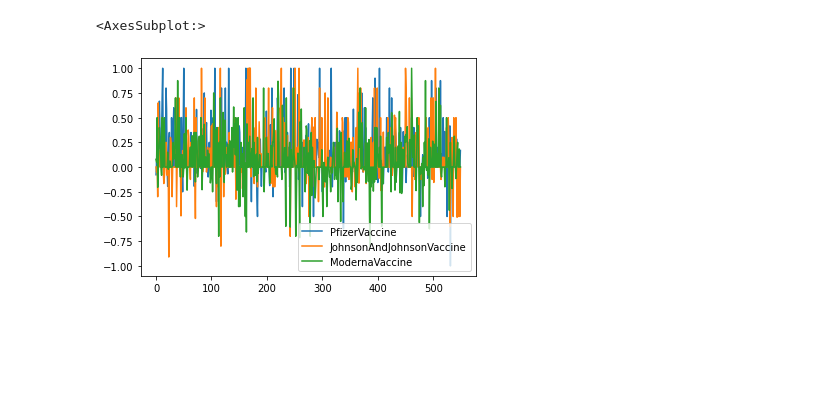
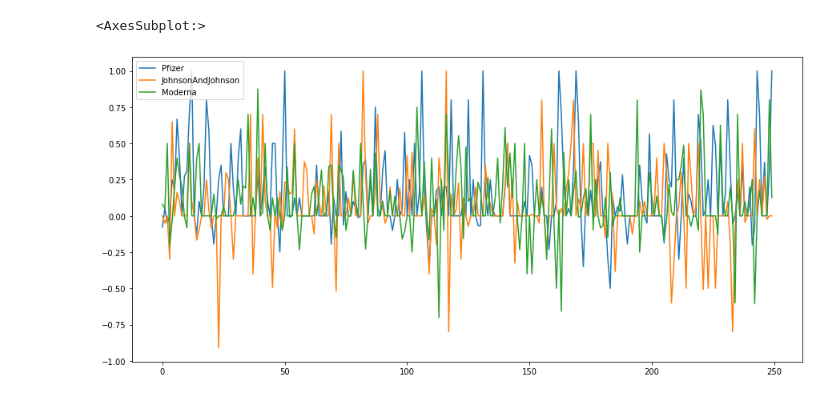
Before and after one commit to NavyaKiran/sentiment-analysis, a Jupyter notebook: test.ipynb, the cells around one changed output. Saved outputs shown, nothing was run; the diff lists cells and outputs as text; code cells hidden in the pictures; blank space fills up the shorter version.

```diff
--- a/test.ipynb
+++ b/test.ipynb
@@ -292,34 +320,0 @@ SyntaxError: invalid syntax (<ipython-input-23-1ca5879492b8>, line 1)
-# %%
-state_codes = ["AL", "AK", "AZ", "AR", "CA", "CO", "CT", "DC", "DE", "FL", "GA", "HI", "ID",
-          "IL", "IN", "IA", "KS", "KY", "LA", "ME", "MD", "MA", "MI", "MN", "MS", "MO",
-          "MT", "NE", "NV", "NH", "NJ", "NM", "NY", "NC", "ND", "OH", "OK", "OR", "PA",
-          "RI", "SC", "SD", "TN", "TX", "UT", "VT", "VA", "WA", "WV", "WI", "WY"]
-
-states_mapping = { "Alabama": "AL", "Alaska": "AK", "Arizona" : "AZ", "Arkansas": "AR", "California": "CA",
-    "Colorado": "CO", "Connecticut": "CT", "Washington DC": "DC", "Delaware": "DE", "Florida": "FL",
-    "Georgia": "GA", "Hawaii": "HI", "Idaho": "ID", "Illinois": "IL", "Indiana": "IN", "Iowa": "IA",
-    "Kansas": "KS", "Kentucky": "KY", "Louisiana": "LA", "Maine": "ME", "Maryland": "MD",
-    "Massachusetts": "MA", "Michigan": "MI", "Minnesota": "MN", "Mississippi": "MS",
-    "Missouri": "MO", "Montana": "MT", "Nebraska": "NE", "Nevada": "NV", "New Hampshire": "NH",
-    "New Jersey": "NJ", "New Mexico": "NM", "New York": "NY", "North Carolina": "NC",
-    "North Dakota": "ND", "Ohio": "OH", "Oklahoma": "OK", "Oregon": "OR", "Pennsylvania": "PA",
-    "Rhode Island": "RI", "South Carolina": "SC", "South Dakota": "SD", "Tennessee": "TN",
-    "Texas": "TX", "Utah": "UT", "Vermont": "VT", "Virginia": "VA", "Washington": "WA",
-    "West Virginia": "WV", "Wisconsin": "WI", "Wyoming": "WY" }
-
-for topic in topics:
-        for index, row in result_copy[topic].iterrows():
-            flag = 0
-            if row.location:
-                location_split = str(row.location).split(',')
-                for word in location_split:
-                    word = word.strip()
-                    for state, code in states_mapping.items():
-                        if state == word.title() or code == word:
-                            result_copy[topic].loc[index, 'states'] = code
-                            flag = 1
-                            break
-                    if flag == 1:
-                        break
-                # if flag == 0:
-                #     result_copy[topic].loc[index, 'states'] = ''
@@ -357,23 +332,18 @@ unique_states = result_states['PfizerVaccine']['states'].unique().tolist()
 # %%
 # plotly for all the vaccines
 import plotly.express as px
 
 plotly = []
-arr_Pfizer = (result_copy['PfizerVaccine']['textblob_score'].head(550)).tolist()
-arr_JnJ = (result_copy['JohnsonAndJohnsonVaccine']['textblob_score'].head(550)).tolist()
-arr_Moderna = (result_copy['ModernaVaccine']['textblob_score'].head(550)).tolist()
+arr_Pfizer = (result_copy['PfizerVaccine']['textblob_score'].head(250)).tolist()
+arr_JnJ = (result_copy['JohnsonAndJohnsonVaccine']['textblob_score'].head(250)).tolist()
+arr_Moderna = (result_copy['ModernaVaccine']['textblob_score'].head(250)).tolist()
 # print(arr_Pfizer)
 plotly.append(arr_Pfizer)
 plotly.append(arr_JnJ)
 plotly.append(arr_Moderna)
 plotly = [[plotly[j][i] for j in range(len(plotly))] for i in range(len(plotly[0]))]
+df_1 = pandas.DataFrame(plotly, columns=['Pfizer','JohnsonAndJohnson','Moderna'])
+df_1.plot(figsize = (15, 7))
+# %% [output]
+<AxesSubplot:>
+[figure, added]
-# %%
-df_1 = pandas.DataFrame(plotly, columns=['Pfizer','JohnsonAndJohnson','Moderna'])
-
-# Compare old plots to a Plotly interactive plot
-# You can save as PNG, Zoom, Pan, Turn off & on Data and more
-df_1.plot()
-df_1.style
-# %% [output]
-<AxesSubplot:>
-[figure, removed]
```
Also changed, not shown: parts of 17 cells of this notebook, 5 other files.
